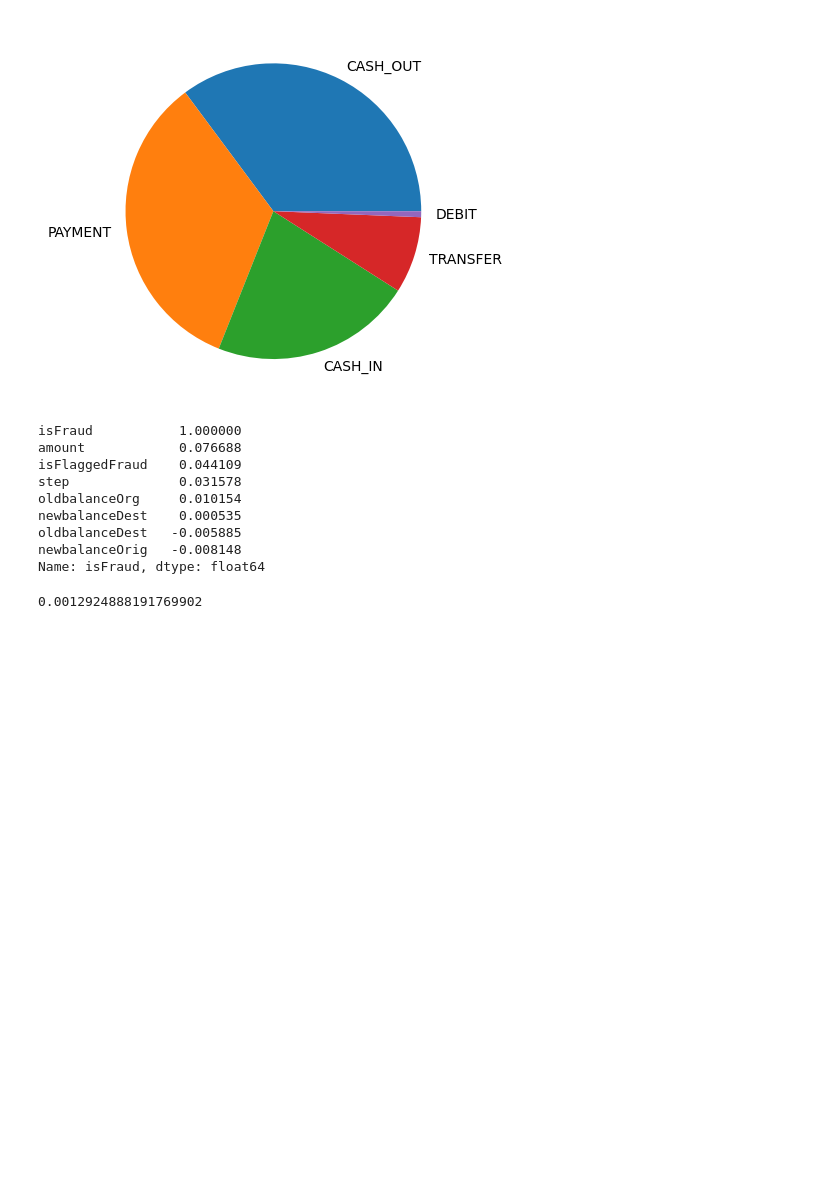
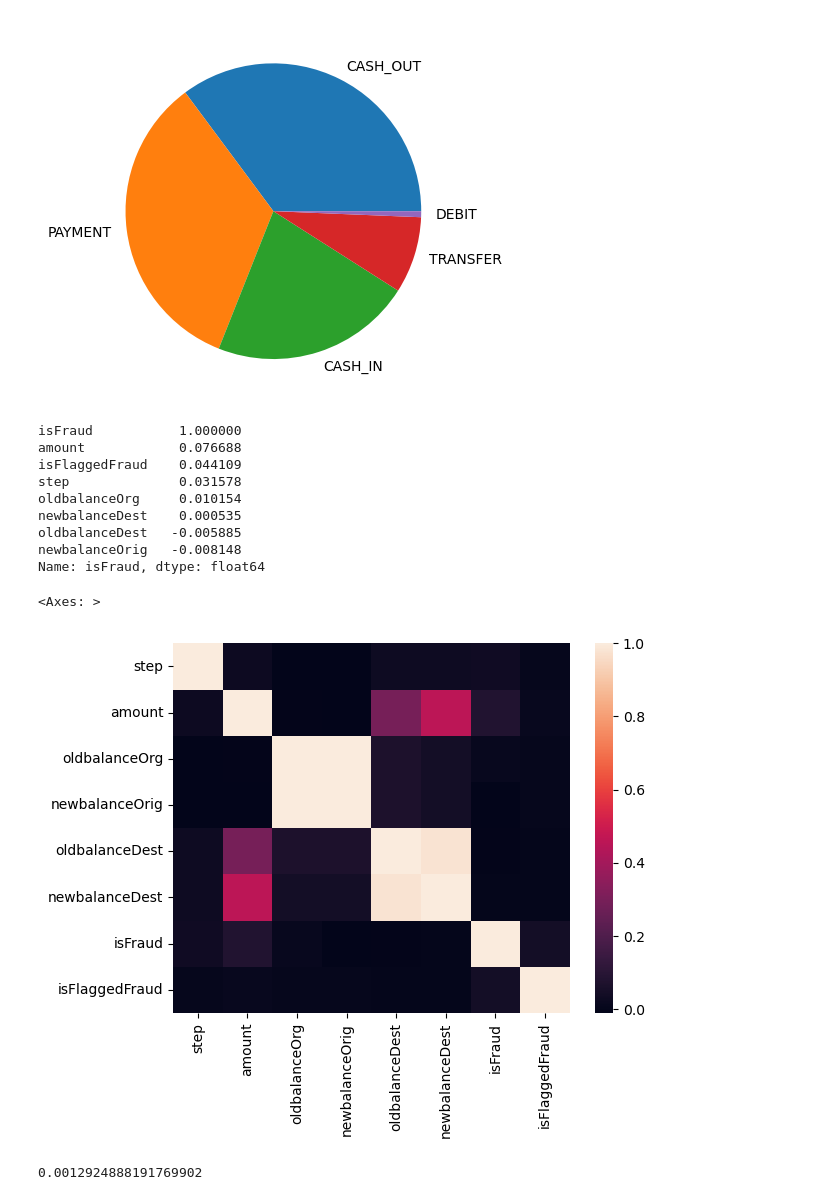
Before and after one commit to lucaslulucaslu/Data-Science-Practice-Projects, a Jupyter notebook: 01. Fraud Detection/Fraud Detection - sklearn.ipynb, the cells around one changed output. Saved outputs shown, nothing was run; the diff lists cells and outputs as text; code cells hidden in the pictures; blank space fills up the shorter version.

```diff
--- a/01. Fraud Detection/Fraud Detection - sklearn.ipynb
+++ b/01. Fraud Detection/Fraud Detection - sklearn.ipynb
@@ -51,17 +54,20 @@ ax.pie(typeNumbers,labels=typeLabels)
 # %%
 correlation=raw_data.corr(numeric_only=True)
 print(correlation['isFraud'].sort_values(ascending=False))
 #check correlation for features, print out correlation with isFraud column to see which column is most related to fraud, turns out to be the amount
+sns.heatmap(correlation)
 # %% [output]
 isFraud           1.000000
 amount            0.076688
 isFlaggedFraud    0.044109
 step              0.031578
 oldbalanceOrg     0.010154
 newbalanceDest    0.000535
 oldbalanceDest   -0.005885
 newbalanceOrig   -0.008148
 Name: isFraud, dtype: float64
+<Axes: >
+[figure, added]
 # %%
 data['type']=data['type'].map({
     'CASH_OUT':1,
```
Also changed, not shown: parts of 16 cells of this notebook, 1 other file.
